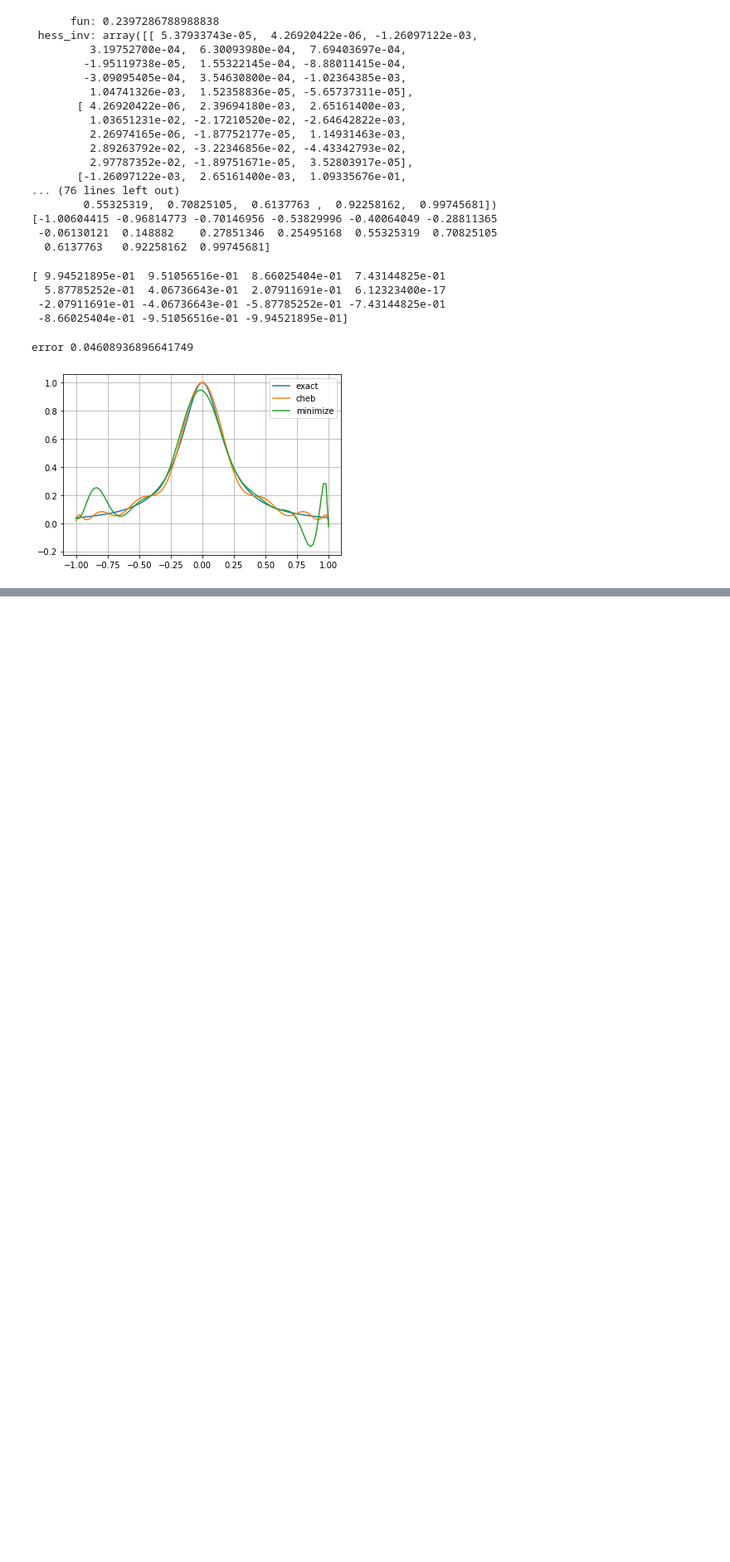
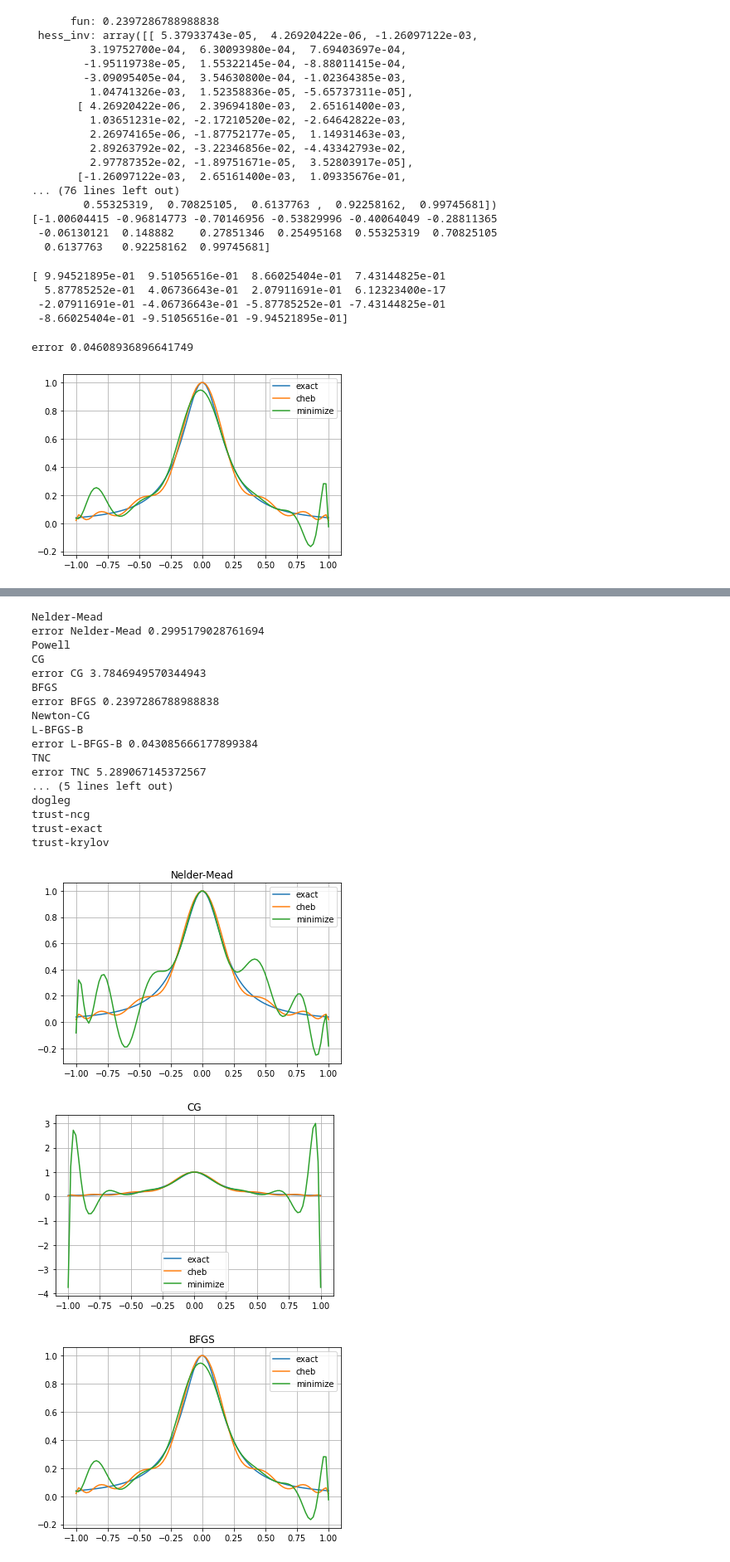
Before and after one commit to mbarnaba/python3, a Jupyter notebook: notebook.ipynb, the cells around one changed output, grey strips where cells are left out. Shown at 83% size. Cells and saved outputs as stored; diff of their text form; code cells hidden in the pictures; blank space fills up the shorter version.

```diff
--- a/notebook.ipynb
+++ b/notebook.ipynb
@@ -640,13 +636,16 @@ from matplotlib import pyplot as plt
 #   x.append()
 
 
+
 a = 0
 b = 5
 n = 100
 
+x = [ i * (b - a) / n for i in range(n) ]
+
 dct = {
-  'x' : [ i * (b - a) / n for i in range(n) ],
-  'y1' : [ x[ i ] **2 for i in range(len(x) ) ],
+  'x' : x,
+  'y1' : [ x[ i ] **2 for i in range( len(x) ) ],
   'y2' : [ x[ i ] **3 for i in range(len(x) ) ]
 }
 
@@ -656,7 +655,7 @@ dct = {
 for yname in ( 'y1', 'y2' ):
   x = dct[ 'x' ]
   y = dct[ yname ]
-  ax.plot( x, y, label = yname, color='res', linetype='-' )
+  ax.plot( x, y, label = yname )
 
   ax.set_xlabel( 'velocity ($m/s$)' )
 
@@ -1138,4 +1183,25 @@ trust-krylov (see here)
 
 # directon of max rate of change f(x)
 # x = x0 - grad( x0 )
+
+
+failed = list()
+def add_to_failed(entry):
+  failed.append( entry )
+  return None
+
+print( mstring )
+methods = list()
+for line in mstring.split( '\n' ):
+  try:
+    method = line.split()[ 0 ]
+    print( method )
+  except:
+    add_to_failed( method )
+    continue
+
+  methods.append( method )
+
+print( methods )
+print( failed )
 # %% [output]
@@ -1142,0 +1225,33 @@ trust-krylov (see here)
+# %%
+from numpy.lib.function_base import append
+
+failed = list()
+
+for method in methods:
+  print( method )
+  try:
+    minimize_test( method )
+  except:
+    add_to_failed( method )
+    continue
+# %% [output]
+Nelder-Mead
+error Nelder-Mead 0.2995179028761694
+Powell
+CG
+error CG 3.7846949570344943
+BFGS
+error BFGS 0.2397286788988838
+Newton-CG
+L-BFGS-B
+error L-BFGS-B 0.043085666177899384
+TNC
+error TNC 5.289067145372567
+... (5 lines left out)
+dogleg
+trust-ncg
+trust-exact
+trust-krylov
+[figure, added]
+[figure, added]
+[figure, added]
```
Also changed, not shown: parts of 21 cells of this notebook, 1 other file.
